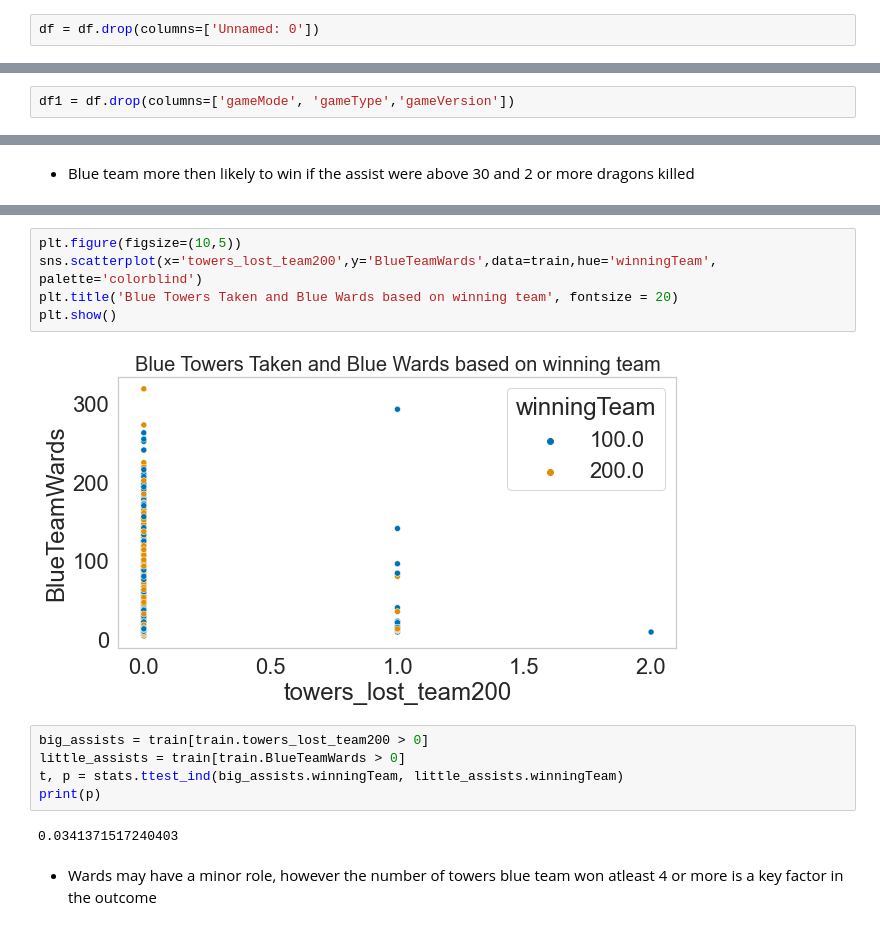
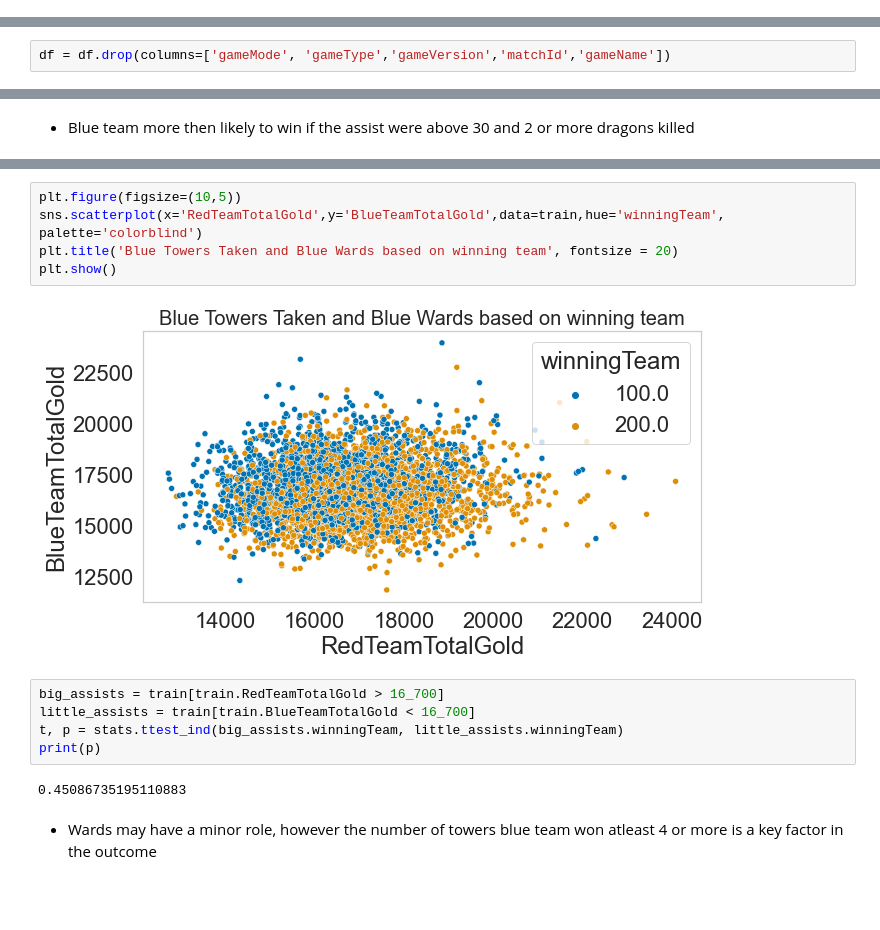
Before and after one commit to codeup-germain/Esports-Analysis, a Jupyter notebook: chris/chris_exploration.ipynb, the cells around one changed output, grey strips where cells are left out. Cells and saved outputs as stored; diff of their text form; blank space fills up the shorter version.

```diff
--- a/chris/chris_exploration.ipynb
+++ b/chris/chris_exploration.ipynb
@@ -176,12 +176,10 @@ df
 | 4861 | 4861 | 0.0 | 0.0 | 4.0 | 2.0 | 1.0 | ... |
 | 4862 | 4862 | 0.0 | 1.0 | 8.0 | 3.0 | 1.0 | ... |
 4863 rows × 197 columns
-# %%
-df = df.drop(columns=['Unnamed: 0'])
 # %%
 df = prepare.clean(df)
 # %%
-df1 = df.drop(columns=['gameMode', 'gameType','gameVersion'])
+df = df.drop(columns=['gameMode', 'gameType','gameVersion','matchId','gameName'])
 # %%
 def split(df):
 
@@ -795,17 +823,17 @@ print(p)
 # %%
 plt.figure(figsize=(10,5))
-sns.scatterplot(x='towers_lost_team200',y='BlueTeamWards',data=train,hue='winningTeam', palette='colorblind')
+sns.scatterplot(x='RedTeamTotalGold',y='BlueTeamTotalGold',data=train,hue='winningTeam', palette='colorblind')
 plt.title('Blue Towers Taken and Blue Wards based on winning team', fontsize = 20)
 plt.show()
 # %% [output]
-[figure, old version]
+[figure, new version]
 # %%
-big_assists = train[train.towers_lost_team200 > 0]
-little_assists = train[train.BlueTeamWards > 0]
+big_assists = train[train.RedTeamTotalGold > 16_700]
+little_assists = train[train.BlueTeamTotalGold < 16_700]
 t, p = stats.ttest_ind(big_assists.winningTeam, little_assists.winningTeam)
 print(p)
 # %% [output]
-0.0341371517240403
+0.45086735195110883
 # %% [markdown]
 - Wards may have a minor role, however the number of towers blue team won atleast 4 or more is a key factor in the outcome
 # %%
```
Also changed, not shown: parts of 49 cells of this notebook, 13 other files.
